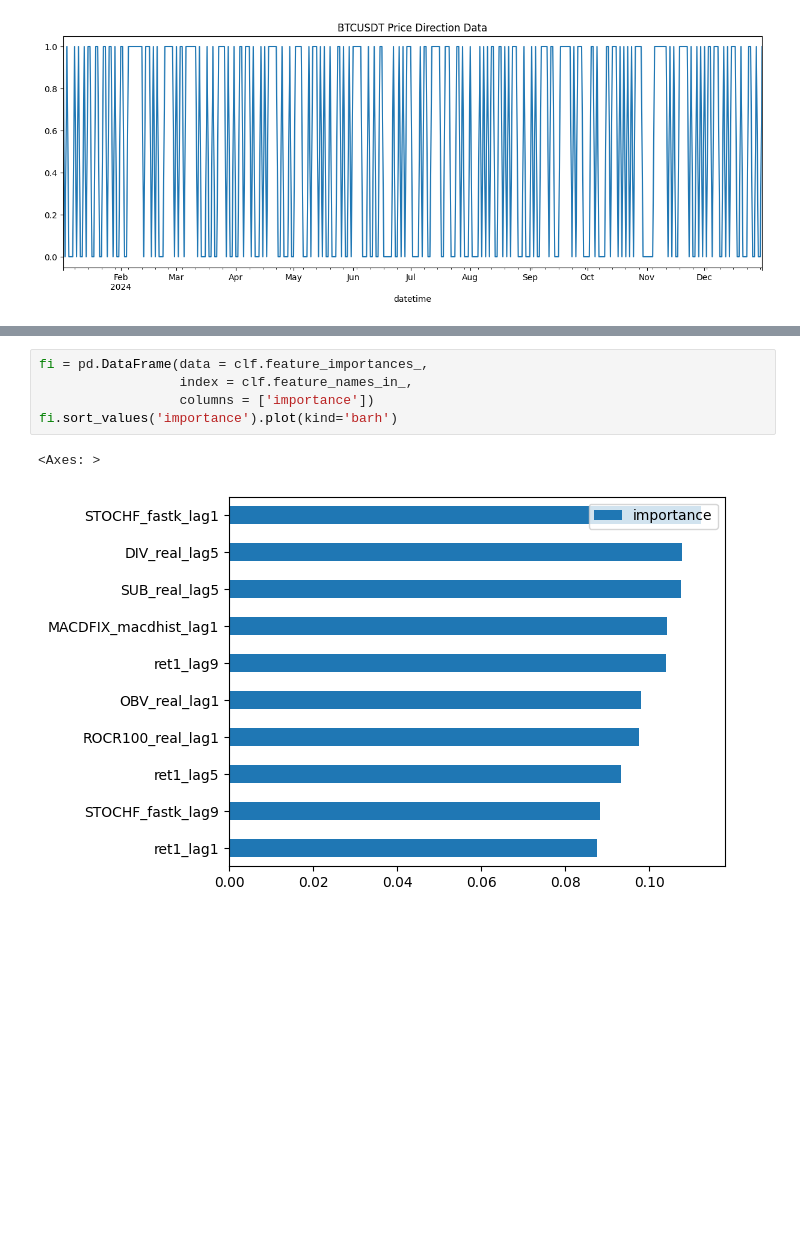
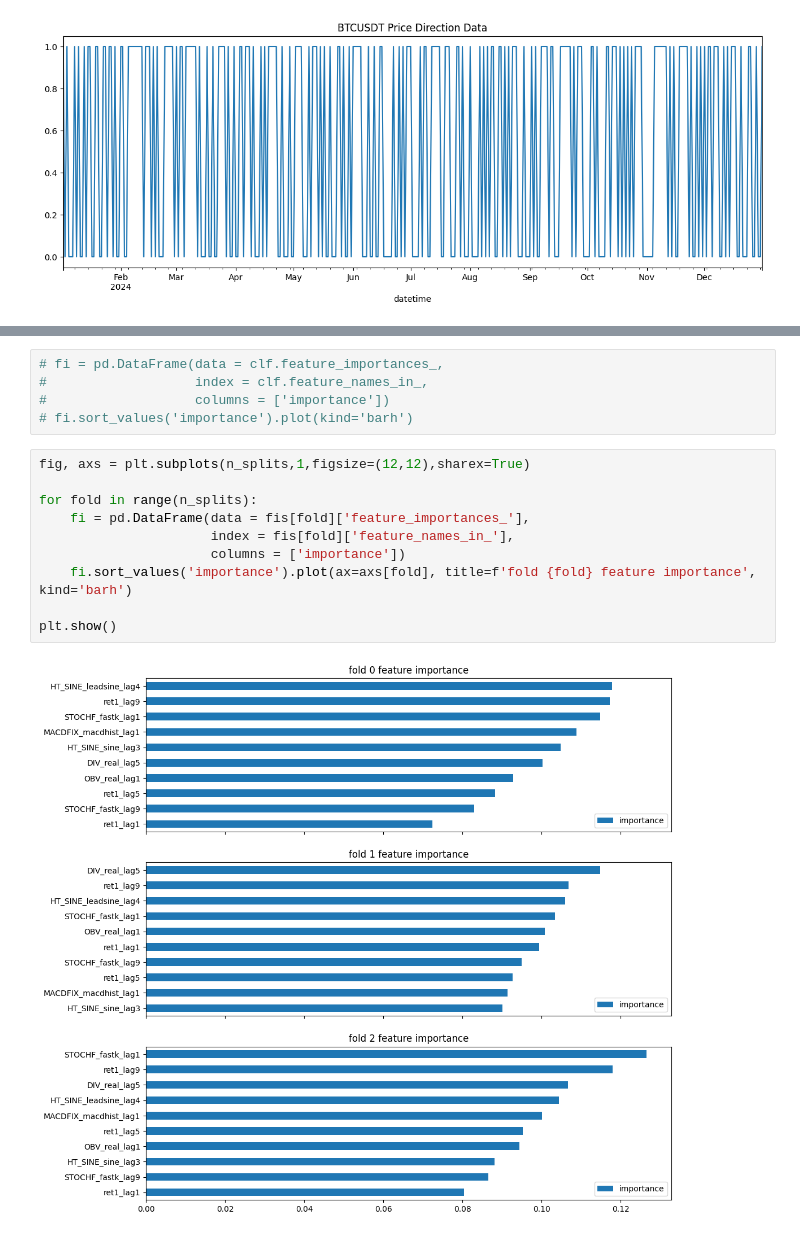
Before and after one commit to dleeim/coracle, a Jupyter notebook: xgboost/EDA.ipynb, the cells around one changed output, grey strips where cells are left out. Drawn from its saved outputs; the diff is of its cells as text; blank space fills up the shorter version.

```diff
--- a/xgboost/EDA.ipynb
+++ b/xgboost/EDA.ipynb
@@ -403,9 +431,18 @@ XGBClassifier(base_score=None, booster=None, callbacks=None,
 # %%
-fi = pd.DataFrame(data = clf.feature_importances_,
-                  index = clf.feature_names_in_,
-                  columns = ['importance'])
-fi.sort_values('importance').plot(kind='barh')
+# fi = pd.DataFrame(data = clf.feature_importances_,
+#                   index = clf.feature_names_in_,
+#                   columns = ['importance'])
+# fi.sort_values('importance').plot(kind='barh')
-# %% [output]
-<Axes: >
-[figure, removed]
+# %%
+fig, axs = plt.subplots(n_splits,1,figsize=(12,12),sharex=True)
+
+for fold in range(n_splits):
+    fi = pd.DataFrame(data = fis[fold]['feature_importances_'],
+                      index = fis[fold]['feature_names_in_'],
+                      columns = ['importance'])
+    fi.sort_values('importance').plot(ax=axs[fold], title=f'fold {fold} feature importance', kind='barh')
+
+plt.show()
+# %% [output]
+[figure, added]
 # %%
```
Also changed, not shown: parts of 23 cells of this notebook.
